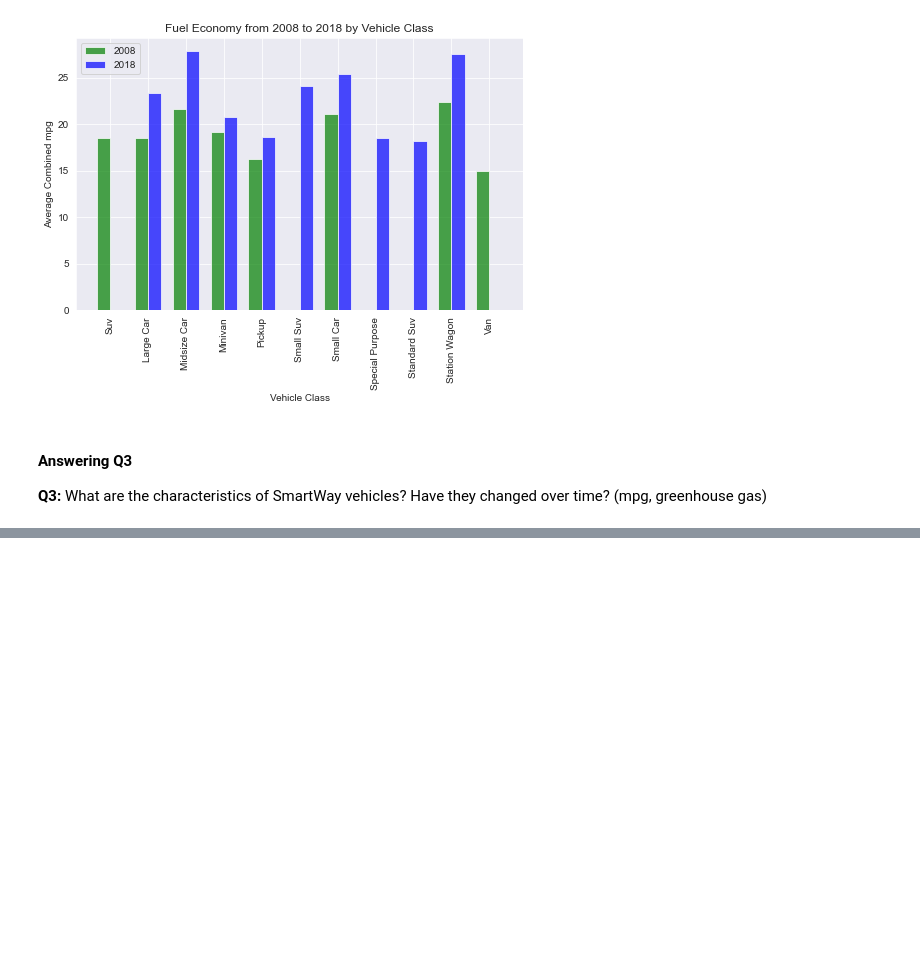
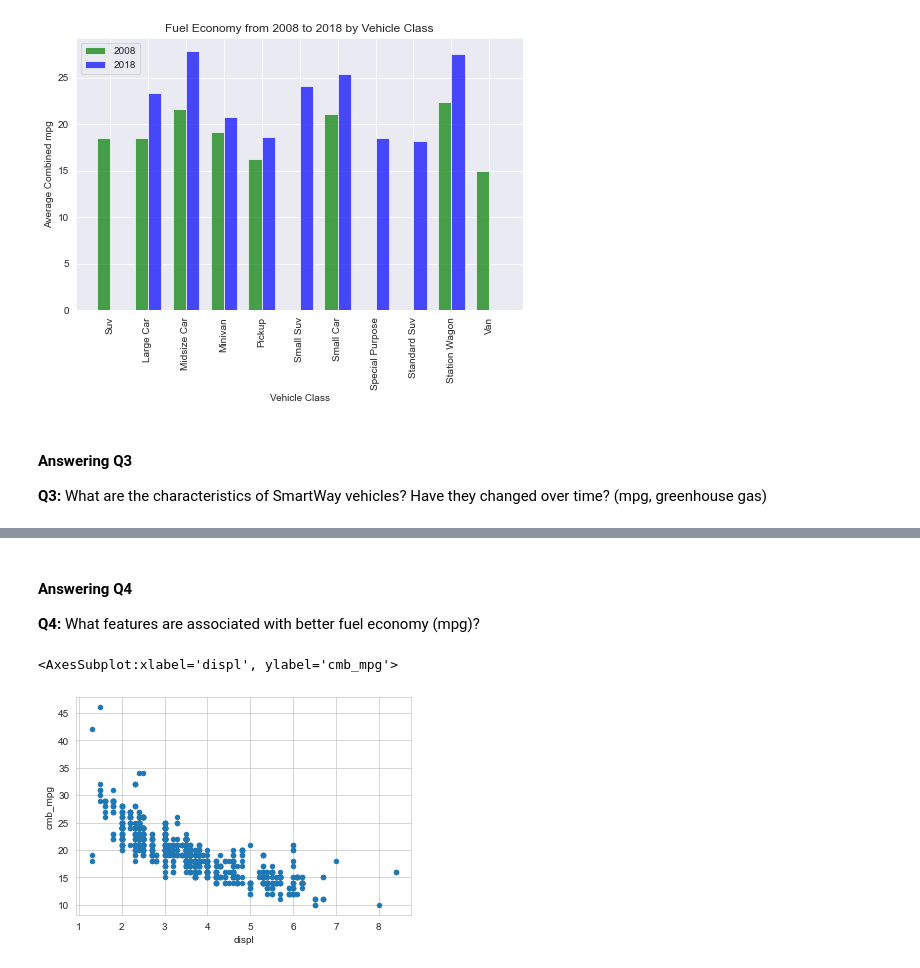
Before and after one commit to emaahdy/Data-Analysis, a Jupyter notebook: Fuel-Economy/fuel_economy.ipynb, the cells around one changed output, grey strips where cells are left out. Drawn from its saved outputs; the diff is of its cells as text; code cells hidden in the pictures; blank space fills up the shorter version.

```diff
--- a/Fuel-Economy/fuel_economy.ipynb
+++ b/Fuel-Economy/fuel_economy.ipynb
@@ -1084,0 +1157,9 @@ plt.legend()
+# %% [markdown]
+#### Answering Q4
+**Q4:** What features are associated with better fuel economy (mpg)?
+# %%
+sns.set_style('whitegrid')
+fuel_08_CA.plot(x="displ", y="cmb_mpg", kind='scatter')
+# %% [output]
+<AxesSubplot:xlabel='displ', ylabel='cmb_mpg'>
+[figure, added]
```
Also changed, not shown: parts of 22 cells of this notebook, 1 other file.
